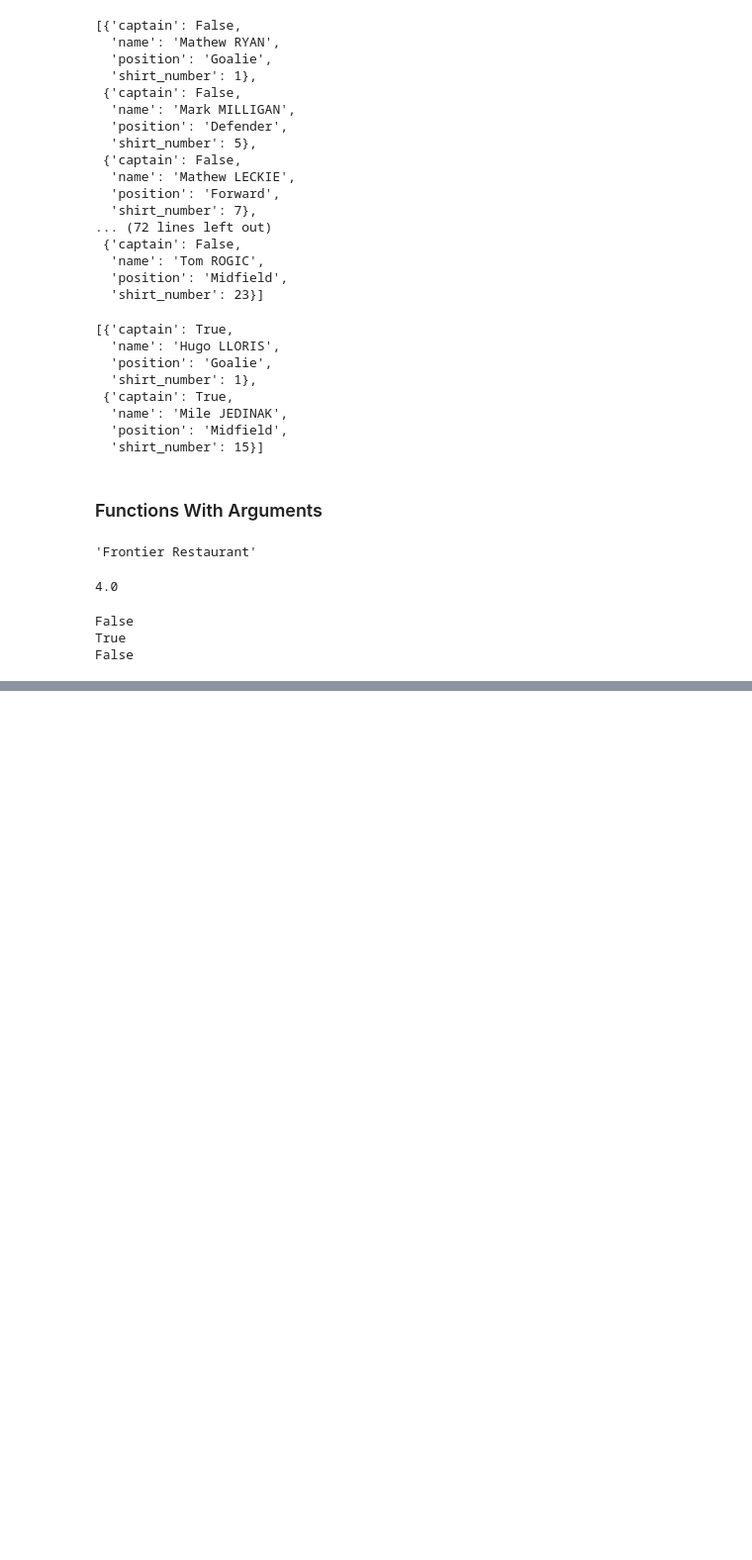
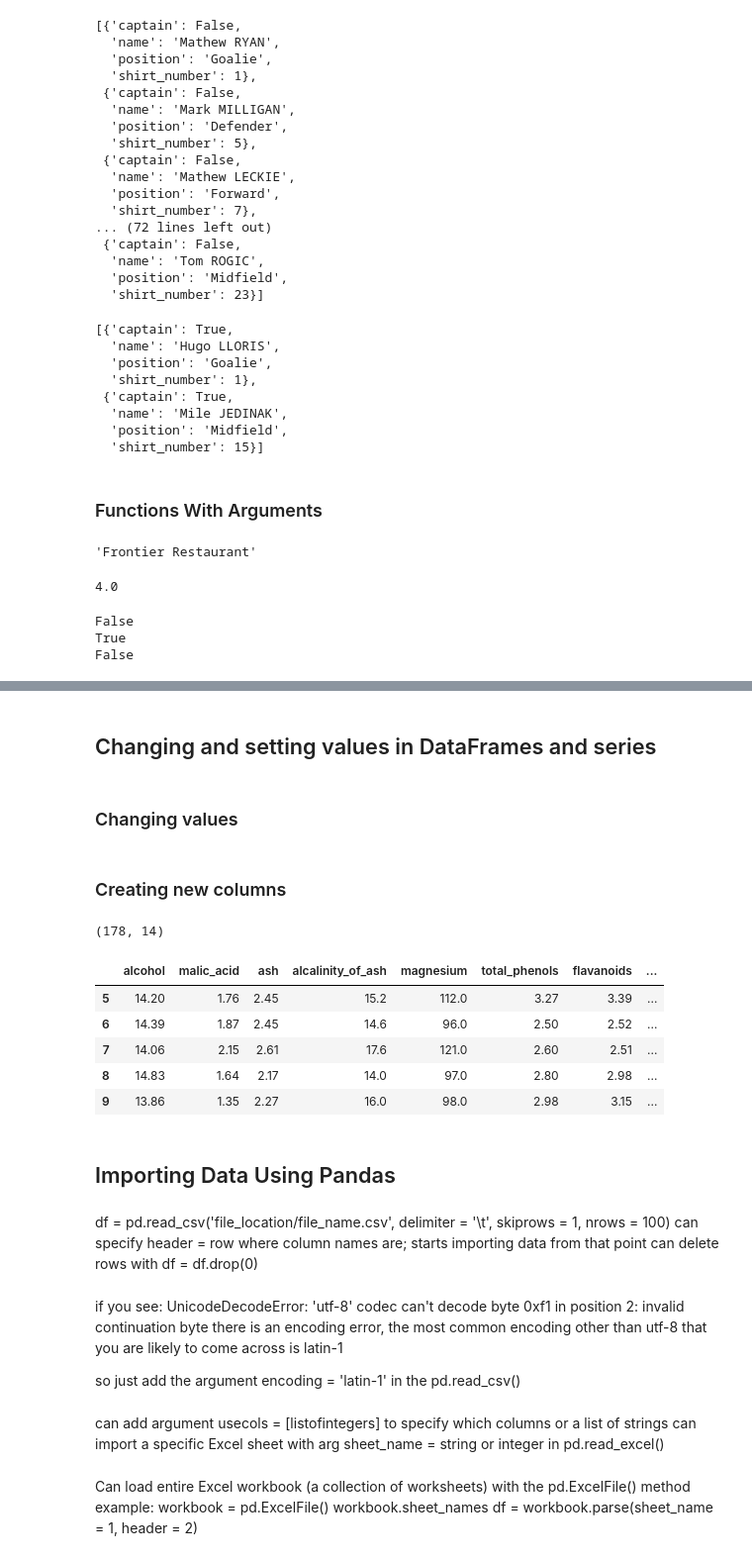
Before and after one commit to smw150430/python_book_exercises, a Jupyter notebook: Exercises.ipynb, the cells around one changed output, grey strips where cells are left out. Shown at 99% size. Saved outputs shown, nothing was run; the diff lists cells and outputs as text; code cells hidden in the pictures; blank space fills up the shorter version.

```diff
--- a/Exercises.ipynb
+++ b/Exercises.ipynb
@@ -479,0 +671,55 @@ False
+# %% [markdown]
+## Changing and setting values in DataFrames and series
+# %% [markdown]
+### Changing values
+# %%
+# not interested in color intensity values for color intensities above 10
+# want to set all color intensities to 10 when they are bigger than 10
+df.loc[df['color_intensity'] > 10, 'color_intensity'] = 10
+# %% [markdown]
+### Creating new columns
+# %%
+df.loc[df['color_intensity'] > 7, 'shade'] = 'dark'
+df.loc[df['color_intensity'] <= 7, 'shade'] = 'light'
+# %%
+df.shape
+# %% [output]
+(178, 14)
+# %%
+# within a .loc, | is 'or' and & is 'and'
+# df[(condition1) | (condition2)]
+df.loc[5:9] # notice that the ending index is inclusive
+# %% [output]
+|  | alcohol | malic_acid | ash | alcalinity_of_ash | magnesium | total_phenols | flavanoids | ... |
+| 5 | 14.20 | 1.76 | 2.45 | 15.2 | 112.0 | 3.27 | 3.39 | ... |
+| 6 | 14.39 | 1.87 | 2.45 | 14.6 | 96.0 | 2.50 | 2.52 | ... |
+| 7 | 14.06 | 2.15 | 2.61 | 17.6 | 121.0 | 2.60 | 2.51 | ... |
+| 8 | 14.83 | 1.64 | 2.17 | 14.0 | 97.0 | 2.80 | 2.98 | ... |
+| 9 | 13.86 | 1.35 | 2.27 | 16.0 | 98.0 | 2.98 | 3.15 | ... |
+# %% [markdown]
+## Importing Data Using Pandas
+# %% [markdown]
+df = pd.read_csv('file_location/file_name.csv',
+                  delimiter = '\t',
+                  skiprows = 1,
+                  nrows = 100)
+can specify header = row where column names are; starts importing data from that point
+can delete rows with df = df.drop(0)
+# %% [markdown]
+if you see:
+UnicodeDecodeError: 'utf-8' codec can't decode byte 0xf1 in position 2: invalid continuation byte
+there is an encoding error, the most common encoding other than utf-8 that you are likely to come across is latin-1
+
+so just add the argument encoding = 'latin-1' in the pd.read_csv()
+# %% [markdown]
+can add argument usecols = [listofintegers] to specify which columns
+or a list of strings
+can import a specific Excel sheet with arg sheet_name = string or integer in
+pd.read_excel()
+# %% [markdown]
+Can load entire Excel workbook (a collection of worksheets) with the
+pd.ExcelFile() method
+example:
+workbook = pd.ExcelFile()
+workbook.sheet_names
+df = workbook.parse(sheet_name = 1, header = 2)
```
Also changed, not shown: parts of 23 cells of this notebook, 1 other file.
